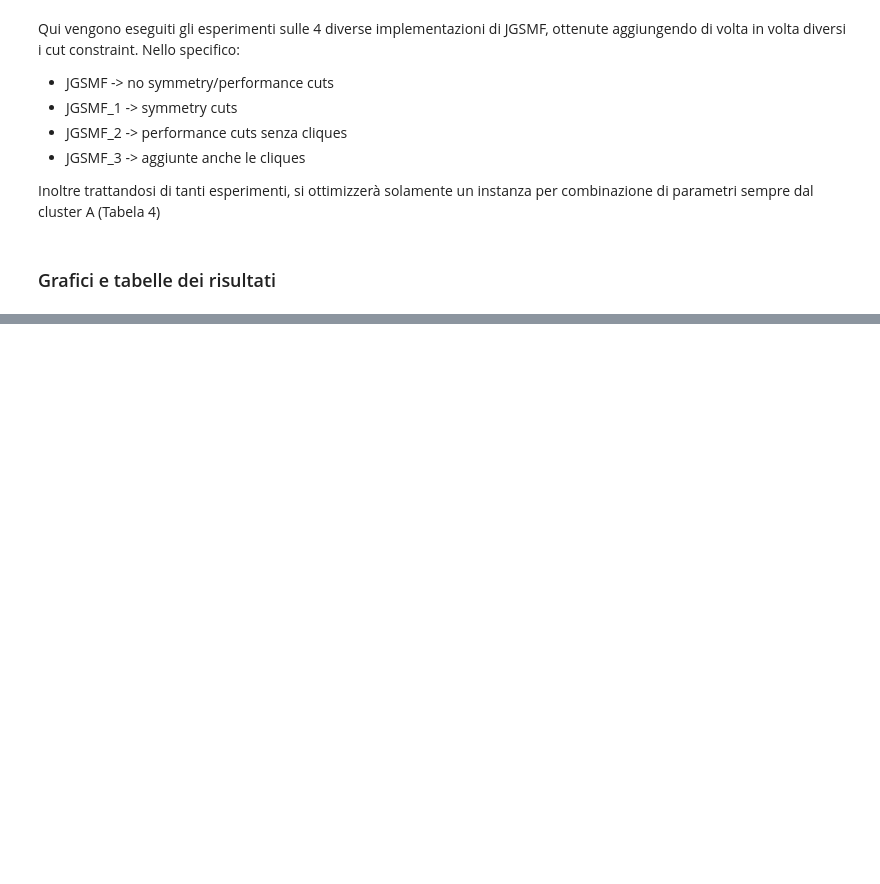
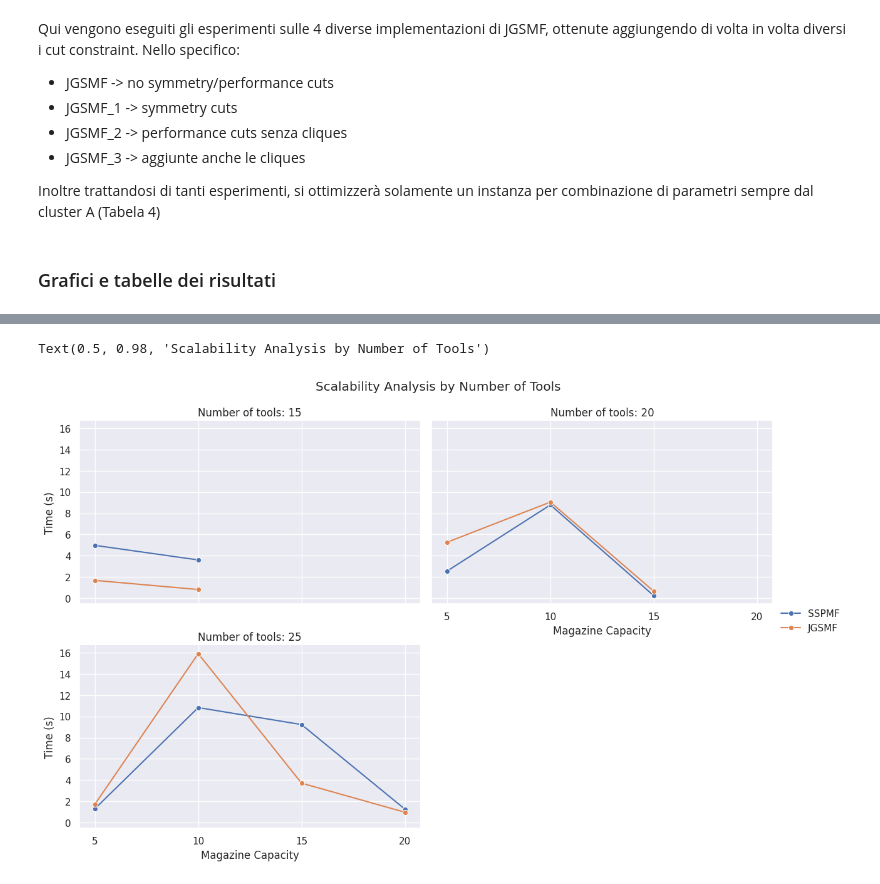
Before and after one commit to simonedivo/job-sequencing-and-tool-switching-problem, a Jupyter notebook: src/scalability.ipynb, the cells around one changed output, grey strips where cells are left out. Drawn from its saved outputs; the diff is of its cells as text; code cells hidden in the pictures; blank space fills up the shorter version.

```diff
--- a/src/scalability.ipynb
+++ b/src/scalability.ipynb
@@ -312,0 +392,21 @@ JGSMF_results_df = pd.read_csv("../results/JGSMF_results.csv")
+# %%
+g = sns.FacetGrid(scalability_df, col="num_tools", col_wrap=2, height=4, aspect=1.5)
+
+g.map(sns.lineplot, "magazine_capacity", "time", "Model", marker="o")
+
+g.set_titles(col_template="Number of tools: {col_name}")
+g.set_axis_labels("Magazine Capacity", "Time (s)")
+g.add_legend()
+
+for ax in g.axes.flat:
+    num_tools = int(ax.get_title().split(": ")[1])
+    subset = scalability_df[scalability_df['num_tools'] == num_tools]
+    unique_magazine_capacity = sorted(subset['magazine_capacity'].unique())
+    ax.set_xticks(unique_magazine_capacity)
+    ax.set_xticklabels(unique_magazine_capacity)
+
+plt.subplots_adjust(top=0.9)
+g.fig.suptitle("Scalability Analysis by Number of Tools")
+# %% [output]
+Text(0.5, 0.98, 'Scalability Analysis by Number of Tools')
+[figure, added]
```
Also changed, not shown: parts of 8 cells of this notebook.
